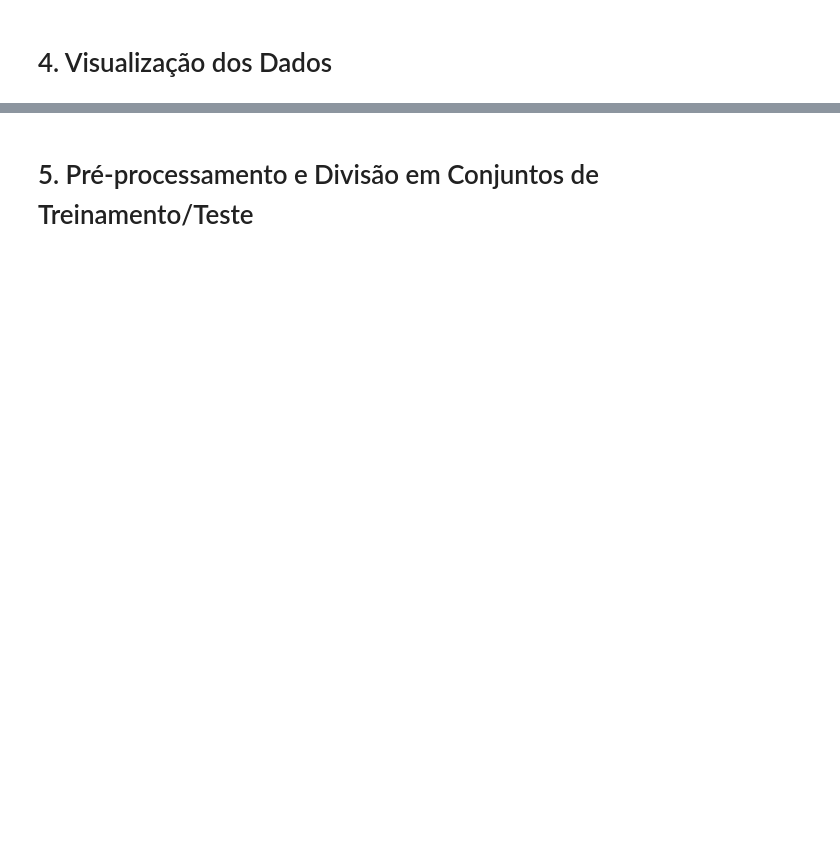
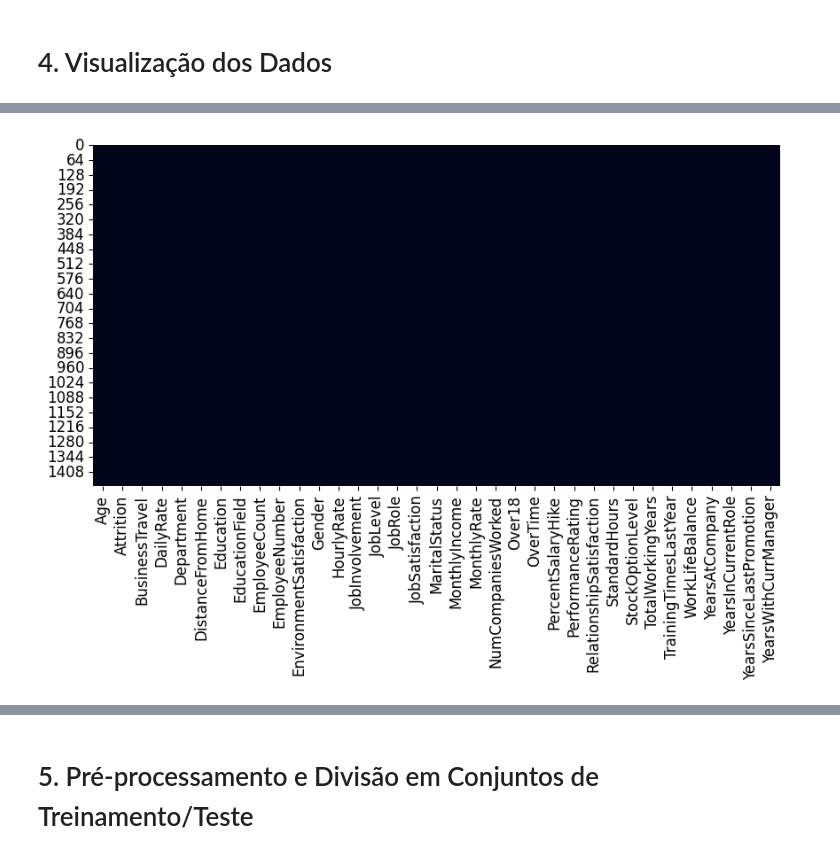
Before and after one commit to SarahFeanor/Portfolio-DataScience, a Jupyter notebook: Análise_de_departamento_de_RH.ipynb, the cells around one changed output, grey strips where cells are left out. Saved outputs shown, nothing was run; the diff lists cells and outputs as text; code cells hidden in the pictures; blank space fills up the shorter version.

```diff
--- a/Análise_de_departamento_de_RH.ipynb
+++ b/Análise_de_departamento_de_RH.ipynb
@@ -92,6 +92,6 @@ plt.rcParams["figure.figsize"] = [10,5]
 plt.rcParams["font.size"] = 12
 # %%
 # importar o arquivo
-df = pd.read_csv("/content/data-rh.csv")
+funcionarios = pd.read_csv("/content/data-rh.csv")
 # %%
 # quantidade de linhas e colunas do DataFrame
@@ -146,3 +152,12 @@ df.describe()
 # %% [markdown]
 
 # 4. Visualização dos Dados
+# %%
+# Conversão de variáveis categóricas binárias em variáveis númericas binárias
+funcionarios['Attrition'] = funcionarios['Attrition'].apply(lambda x: 1 if x ==
+                                                            'Yes' else 0)
+# %%
+funcionarios['OverTime'] = funcionarios['OverTime'].apply(lambda x: 1 if x ==
+                                                          'Yes' else 0)
+funcionarios['Over18'] = funcionarios['Over18'].apply(lambda x: 1 if x ==
+                                                      'Y' else 0)
@@ -148,0 +174,5 @@ df.describe()
+# %%
+# Utilizando um heatmap para visualizar a presença de informações nulas no DataFrame
+sns.heatmap(funcionarios.isnull(), cbar = False);
+# %% [output]
+[figure, added]
```
Also changed, not shown: parts of 102 cells of this notebook.
